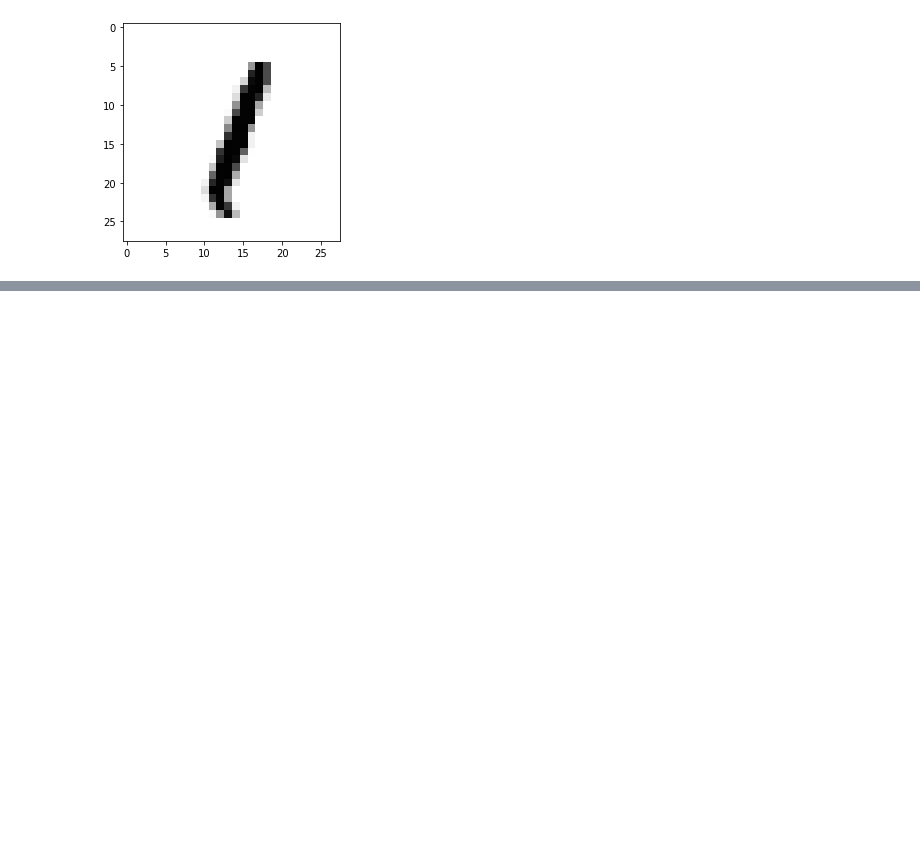
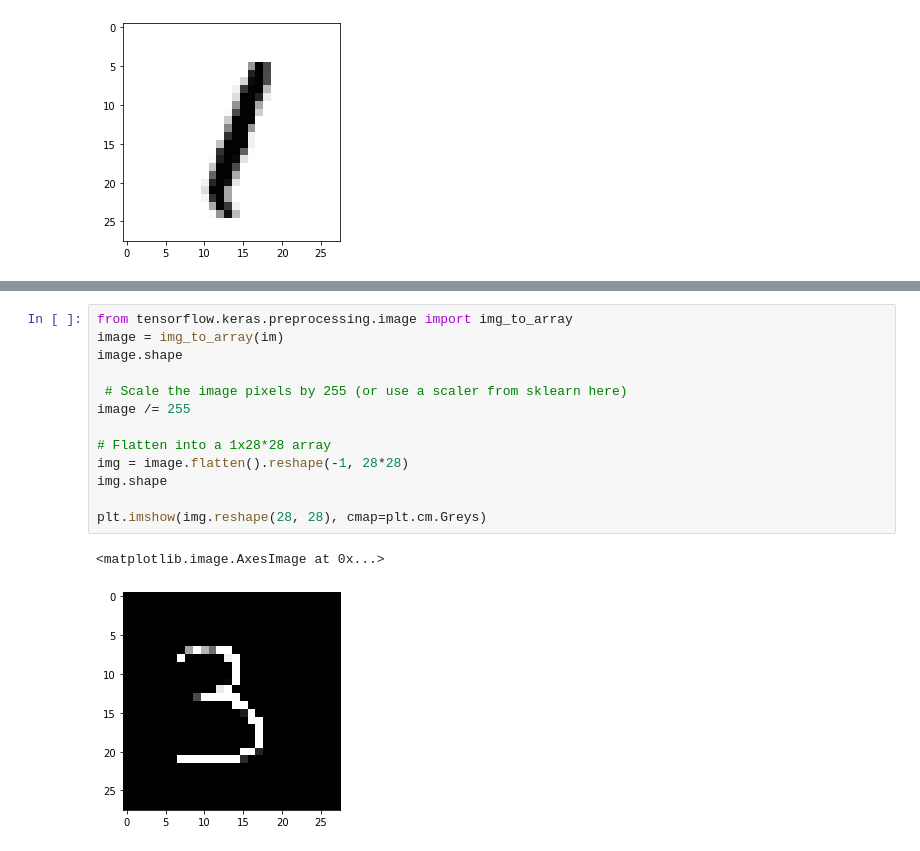
Before and after one commit to diannejardinez/cnn-for-computer-vision, a Jupyter notebook: CNN-MNIST-digits/MNIST-CNN-Digits.ipynb, the cells around one changed output, grey strips where cells are left out. Drawn from its saved outputs; the diff is of its cells as text; blank space fills up the shorter version.

```diff
--- a/CNN-MNIST-digits/MNIST-CNN-Digits.ipynb
+++ b/CNN-MNIST-digits/MNIST-CNN-Digits.ipynb
@@ -267,0 +318,16 @@ Predicted class: [1]
+# %%
+from tensorflow.keras.preprocessing.image import img_to_array
+image = img_to_array(im)
+image.shape
+
+ # Scale the image pixels by 255 (or use a scaler from sklearn here)
+image /= 255
+
+# Flatten into a 1x28*28 array
+img = image.flatten().reshape(-1, 28*28)
+img.shape
+
+plt.imshow(img.reshape(28, 28), cmap=plt.cm.Greys)
+# %% [output]
+<matplotlib.image.AxesImage at 0x...>
+[figure, added]
```
Also changed, not shown: parts of 12 cells of this notebook, 2 other files.
